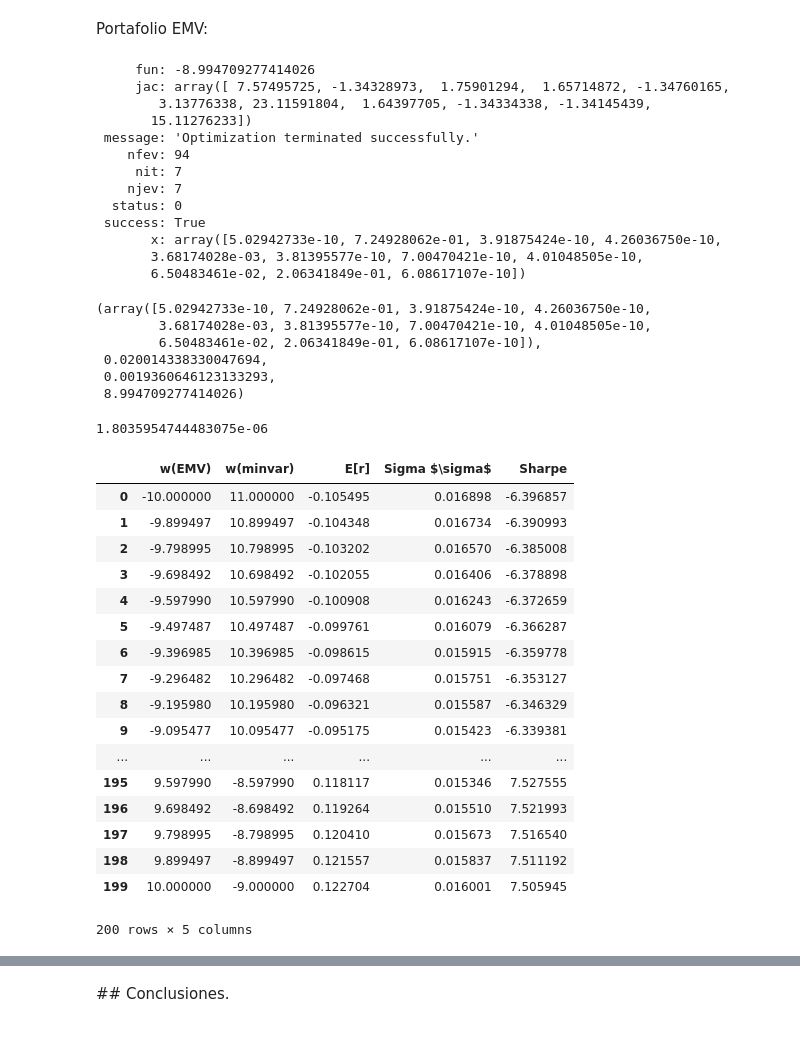
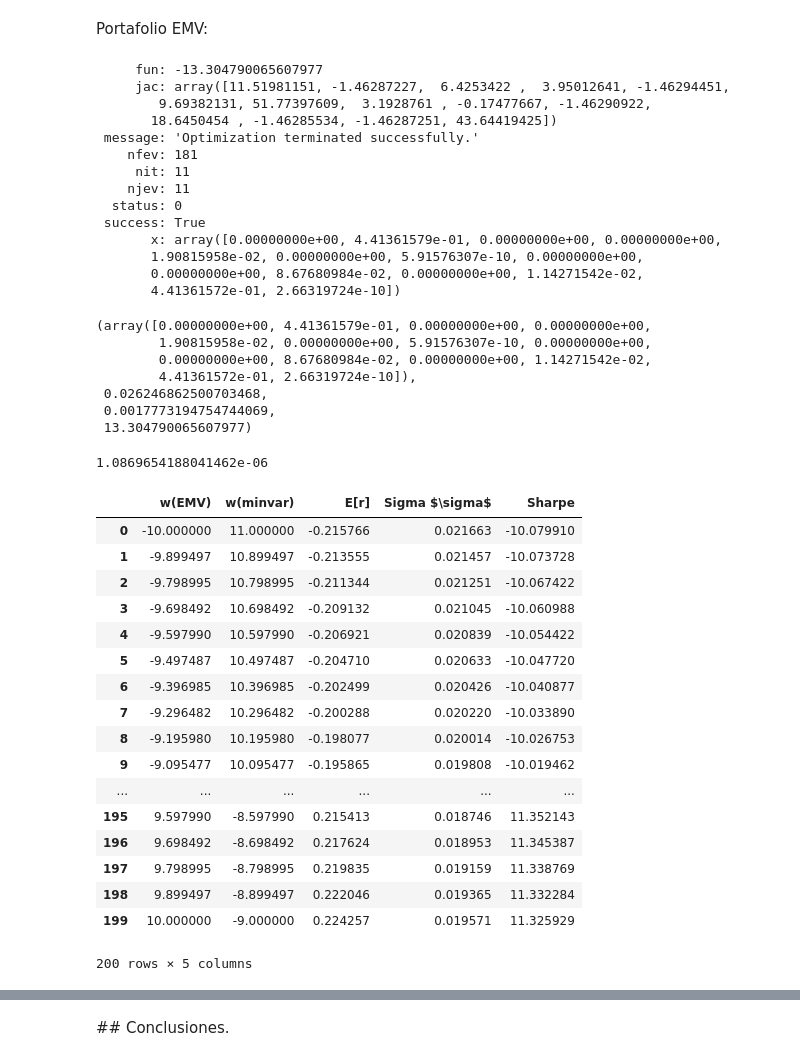
Before and after one commit to oscaralfonso17/proyecto_portafolios, a Jupyter notebook: ProyectoFinal_EnriquezF_RamirezJ_FloresO.ipynb, the cells around one changed output, grey strips where cells are left out. Cells and saved outputs as stored; diff of their text form; code cells hidden in the pictures.

```diff
--- a/ProyectoFinal_EnriquezF_RamirezJ_FloresO.ipynb
+++ b/ProyectoFinal_EnriquezF_RamirezJ_FloresO.ipynb
@@ -178,7 +178,9 @@ def optimal_portfolio(daily_ret, n_opt, risk_free):
 #### *Vamos a obtener los pesos del portafolio de mínima varianza de diferentes activos:*
 # %%
 # Importar datos
-names = ['AAPL','MSFT','GCARSOA1.MX','BAC','TSLA','PCG','NFLX','C','T','CSCO','NTDOY','FB','TWTR','SNAP','WMT']
+names1 = ['AAPL','MSFT','GCARSOA1.MX','BAC','TSLA','PCG','NFLX']
+names2 = ['C','T','CSCO','FB','TWTR','MSFT','SNAP']
+names = names1+names2
 start_date = '2015-11-01'
 end_date = '2018-11-07'
 rf = 0.0312/12 #tasa libre de riesgo de EEUU a 10 años... /12 porque vamos a bajar datos mensuales.
@@ -318,19 +349,20 @@ cons = ({'type': 'eq', 'fun': lambda w: np.sum(w)-1},)
 EMV = minimize(max_sharpe,w0,args=(Sigma,rf,Eind),bounds=bnds,constraints=cons)
 EMV
 # %% [output]
-     fun: -8.994709277414026
-     jac: array([ 7.57495725, -1.34328973,  1.75901294,  1.65714872, -1.34760165,
-        3.13776338, 23.11591804,  1.64397705, -1.34334338, -1.34145439,
-       15.11276233])
+     fun: -13.304790065607977
+     jac: array([11.51981151, -1.46287227,  6.4253422 ,  3.95012641, -1.46294451,
+        9.69382131, 51.77397609,  3.1928761 , -0.17477667, -1.46290922,
+       18.6450454 , -1.46285534, -1.46287251, 43.64419425])
  message: 'Optimization terminated successfully.'
-    nfev: 94
-     nit: 7
-    njev: 7
+    nfev: 181
+     nit: 11
+    njev: 11
   status: 0
  success: True
-       x: array([5.02942733e-10, 7.24928062e-01, 3.91875424e-10, 4.26036750e-10,
-       3.68174028e-03, 3.81395577e-10, 7.00470421e-10, 4.01048505e-10,
-       6.50483461e-02, 2.06341849e-01, 6.08617107e-10])
+       x: array([0.00000000e+00, 4.41361579e-01, 0.00000000e+00, 0.00000000e+00,
+       1.90815958e-02, 0.00000000e+00, 5.91576307e-10, 0.00000000e+00,
+       0.00000000e+00, 8.67680984e-02, 0.00000000e+00, 1.14271542e-02,
+       4.41361572e-01, 2.66319724e-10])
 # %%
 w_EMV = EMV.x
 Er_EMV = Er(Eind,w_EMV)
@@ -338,46 +370,47 @@ sp_EMV = np.sqrt(var(w_EMV,Sigma))
 sharpe_EMV = sharpe(Er_EMV,sp_EMV,rf)
 w_EMV,Er_EMV,sp_EMV,sharpe_EMV
 # %% [output]
-(array([5.02942733e-10, 7.24928062e-01, 3.91875424e-10, 4.26036750e-10,
-        3.68174028e-03, 3.81395577e-10, 7.00470421e-10, 4.01048505e-10,
-        6.50483461e-02, 2.06341849e-01, 6.08617107e-10]),
- 0.020014338330047694,
- 0.0019360646123133293,
- 8.994709277414026)
+(array([0.00000000e+00, 4.41361579e-01, 0.00000000e+00, 0.00000000e+00,
+        1.90815958e-02, 0.00000000e+00, 5.91576307e-10, 0.00000000e+00,
+        0.00000000e+00, 8.67680984e-02, 0.00000000e+00, 1.14271542e-02,
+        4.41361572e-01, 2.66319724e-10]),
+ 0.026246862500703468,
+ 0.0017773194754744069,
+ 13.304790065607977)
 # %%
-cov = w_MVP.dot(Sigma).dot(w_EMV)
-cov
+covar = w_MVP.dot(Sigma).dot(w_EMV)
+covar
 # %% [output]
-1.8035954744483075e-06
+1.0869654188041462e-06
 # %%
 # DataFrame de FMV:
 w = np.linspace(-10,10,200)
 
 frontera = pd.DataFrame(columns = ['w(EMV)','w(minvar)','E[r]','Sigma $\sigma$','Sharpe'])
 frontera['w(EMV)'] = w
 frontera['w(minvar)'] = 1-w
 frontera['E[r]'] = w*Er_EMV+(1-w)*Er_MVP
-frontera['Sigma $\sigma$'] = np.sqrt((w*sp_EMV)**2+((1-w)*sp_MVP)**2+2*w*(1-w)*cov)
+frontera['Sigma $\sigma$'] = np.sqrt((w*sp_EMV)**2+((1-w)*sp_MVP)**2+2*w*(1-w)*covar)
 frontera['Sharpe'] = (frontera['E[r]']-rf)/frontera['Sigma $\sigma$']
 frontera
 # %% [output]
 |  | w(EMV) | w(minvar) | E[r] | Sigma $\sigma$ | Sharpe |
-| 0 | -10.000000 | 11.000000 | -0.105495 | 0.016898 | -6.396857 |
-| 1 | -9.899497 | 10.899497 | -0.104348 | 0.016734 | -6.390993 |
-| 2 | -9.798995 | 10.798995 | -0.103202 | 0.016570 | -6.385008 |
-| 3 | -9.698492 | 10.698492 | -0.102055 | 0.016406 | -6.378898 |
-| 4 | -9.597990 | 10.597990 | -0.100908 | 0.016243 | -6.372659 |
-| 5 | -9.497487 | 10.497487 | -0.099761 | 0.016079 | -6.366287 |
-| 6 | -9.396985 | 10.396985 | -0.098615 | 0.015915 | -6.359778 |
-| 7 | -9.296482 | 10.296482 | -0.097468 | 0.015751 | -6.353127 |
-| 8 | -9.195980 | 10.195980 | -0.096321 | 0.015587 | -6.346329 |
-| 9 | -9.095477 | 10.095477 | -0.095175 | 0.015423 | -6.339381 |
+| 0 | -10.000000 | 11.000000 | -0.215766 | 0.021663 | -10.079910 |
+| 1 | -9.899497 | 10.899497 | -0.213555 | 0.021457 | -10.073728 |
+| 2 | -9.798995 | 10.798995 | -0.211344 | 0.021251 | -10.067422 |
+| 3 | -9.698492 | 10.698492 | -0.209132 | 0.021045 | -10.060988 |
+| 4 | -9.597990 | 10.597990 | -0.206921 | 0.020839 | -10.054422 |
+| 5 | -9.497487 | 10.497487 | -0.204710 | 0.020633 | -10.047720 |
+| 6 | -9.396985 | 10.396985 | -0.202499 | 0.020426 | -10.040877 |
+| 7 | -9.296482 | 10.296482 | -0.200288 | 0.020220 | -10.033890 |
+| 8 | -9.195980 | 10.195980 | -0.198077 | 0.020014 | -10.026753 |
+| 9 | -9.095477 | 10.095477 | -0.195865 | 0.019808 | -10.019462 |
 | ... | ... | ... | ... | ... | ... |
-| 195 | 9.597990 | -8.597990 | 0.118117 | 0.015346 | 7.527555 |
-| 196 | 9.698492 | -8.698492 | 0.119264 | 0.015510 | 7.521993 |
-| 197 | 9.798995 | -8.798995 | 0.120410 | 0.015673 | 7.516540 |
-| 198 | 9.899497 | -8.899497 | 0.121557 | 0.015837 | 7.511192 |
-| 199 | 10.000000 | -9.000000 | 0.122704 | 0.016001 | 7.505945 |
+| 195 | 9.597990 | -8.597990 | 0.215413 | 0.018746 | 11.352143 |
+| 196 | 9.698492 | -8.698492 | 0.217624 | 0.018953 | 11.345387 |
+| 197 | 9.798995 | -8.798995 | 0.219835 | 0.019159 | 11.338769 |
+| 198 | 9.899497 | -8.899497 | 0.222046 | 0.019365 | 11.332284 |
+| 199 | 10.000000 | -9.000000 | 0.224257 | 0.019571 | 11.325929 |
 200 rows × 5 columns
 # %%
 import matplotlib.pyplot as plt
```
Also changed, not shown: parts of 17 cells of this notebook.
